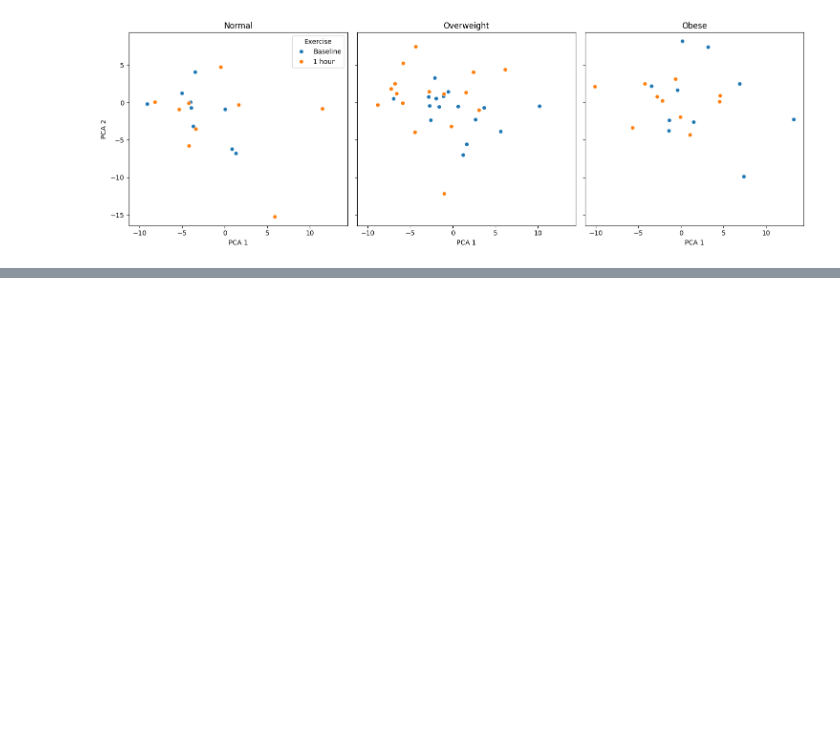
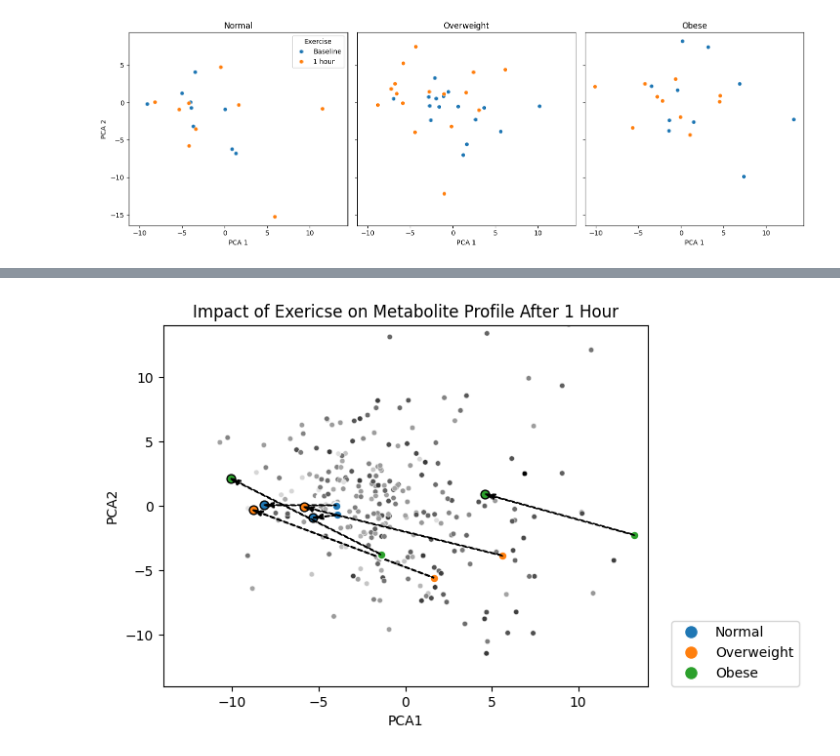
Before and after one commit to ReviveMed/mzEmbed, a Jupyter notebook: ml/stanford_bmi_umaps2.ipynb, the cells around one changed output, grey strips where cells are left out. Cells and saved outputs as stored; diff of their text form; code cells hidden in the pictures; blank space fills up the shorter version.

```diff
--- a/ml/stanford_bmi_umaps2.ipynb
+++ b/ml/stanford_bmi_umaps2.ipynb
@@ -558,0 +615,84 @@ Index(['subject ID', 'Study', 'Race', 'Age', 'BMI', 'SSPG',
+# %%
+create_nice_embedding_plot(trainval_embedding, 'BMI', df, emb_kind=emb_kind,palette='gray_r',dot_size=250)
+# remove the legend
+# plt.gca().get_legend().remove()
+
+# add some text in the corner of the plot
+# how to make this text smllar"
+if show_text:
+    plt.text(0.98, 0.02, desc_text,
+        verticalalignment='bottom',
+        horizontalalignment='right',
+        transform=plt.gca().transAxes,
+        fontsize=6)
+
+label_colors = ['C0','C1','C2']
+for i in range(3):
+    subset = exercise_subset[exercise_subset['BMI Group'] == labels[i]]
+    subset = subset.drop_duplicates(subset=['subject ID', 'Event_Note1'])
+    matched_subset = subset.pivot(index='subject ID', columns='Event_Note1', values=[f'{emb_kind}1',f'{emb_kind}2'])
+
+    hour_x = matched_subset[(f'{emb_kind}1', '1 hour')]
+    hour_y = matched_subset[(f'{emb_kind}2', '1 hour')]
+    baseline_x = matched_subset[(f'{emb_kind}1', 'Baseline')]
+    baseline_y = matched_subset[(f'{emb_kind}2', 'Baseline')]
+    r_dist = np.sqrt((hour_x - baseline_x)**2 + (hour_y - baseline_y)**2)
+    if i == 0:
+        r_dist = r_dist.sort_values(ascending=True)
+    else:
+        r_dist = r_dist.sort_values(ascending=False)
+
+    bmi_group =labels[i]
+    for j in range(2):
+        if i == 1:
+            row = matched_subset.loc[r_dist.index[j+2]]
+        elif (i==2) and (j==0):
+            row = matched_subset.loc[r_dist.index[4]]
+        else:
+            row = matched_subset.loc[r_dist.index[j]]
+        baseline_x = row[(f'{emb_kind}1', 'Baseline')]
+        baseline_y = row[(f'{emb_kind}2', 'Baseline')]
+        hour_x = row[(f'{emb_kind}1', '1 hour')]
+        hour_y = row[(f'{emb_kind}2', '1 hour')]
+
+        # Draw a scatter plot for the 'Baseline' point
+        plt.scatter(baseline_x, baseline_y, edgecolor='white', facecolors=label_colors[i],s=40,
+            label=f'{bmi_group} Baseline' if idx == matched_subset.index[0] else "")
+
+        # Draw a scatter plot for the '1 hour' point
+        plt.scatter(hour_x, hour_y, edgecolor='black', facecolors=label_colors[i],s=40,
+            label=f'{bmi_group} 1 hour' if idx == matched_subset.index[0] else "")
+
+        # Draw an arrow from the 'Baseline' point to the '1 hour' point
+        plt.arrow(baseline_x, baseline_y, hour_x - baseline_x, hour_y - baseline_y, color='black', length_includes_head=True,
+                head_width=0.4,width=0.05,linestyle='--')
+
+    # place legend outside of the plot
+    # plt.legend(bbox_to_anchor=(1.05, 1), loc=2, borderaxespad=0.)
+# plt.savefig(os.path.join(chosenf_{emb_kind}_plots_dir, 'gray_top_movement_embedding.png'), dpi=600, bbox_inches='tight')
+
+# add a custom legend to the plot for the Obsese groups
+# legend_text = ['Normal Baseline', 'Normal 1 hour', 'Overweight Baseline', 'Overweight 1 hour', 'Obese Baseline', 'Obese 1 hour']
+# legend_colors = ['C0','C0','C1','C1','C2','C2']
+# legend_markers = ['o','o','o','o','o','o']
+legend_text = ['Normal', 'Overweight', 'Obese']
+legend_colors = ['C0','C1','C2']
+legend_markers = ['o','o','o']
+
+
+legend_labels = []
+for i in range(3):
+    legend_labels.append(f'{labels[i]}')
+    # for j in range(2):
+    #     legend_labels.append(f'{labels[i]} {["Baseline","1 hour"][j]}')
+plt.legend(handles=[plt.Line2D([0], [0], marker=legend_markers[i], color='w',
+    markerfacecolor=legend_colors[i], markersize=10, label=legend_text[i]) for i in range(3)],
+     loc='lower left',bbox_to_anchor=(1.05, 0), borderaxespad=0.)
+# plt.legend(bbox_to_anchor=(1.05, 1), loc=2, borderaxespad=0.)
+
+plt.title('Impact of Exericse on Metabolite Profile After 1 Hour')
+plt.xlim(-14,14)
+plt.ylim(-14,14)
+
+plt.savefig(os.path.join(chosen_plots_dir, 'gray_top_movement_embedding_zoom.png'), dpi=600, bbox_inches='tight')
+# %% [output]
@@ -558,0 +700 @@ Index(['subject ID', 'Study', 'Race', 'Age', 'BMI', 'SSPG',
+[figure, added]
```
Also changed, not shown: parts of 11 cells of this notebook, 2 other files.
